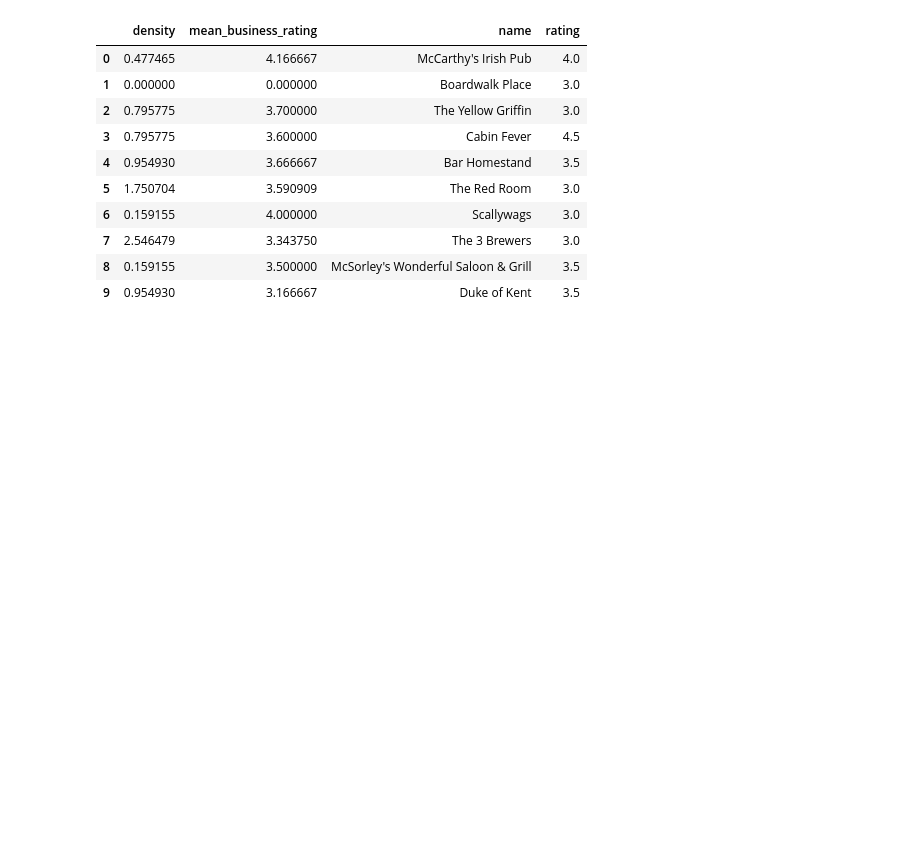
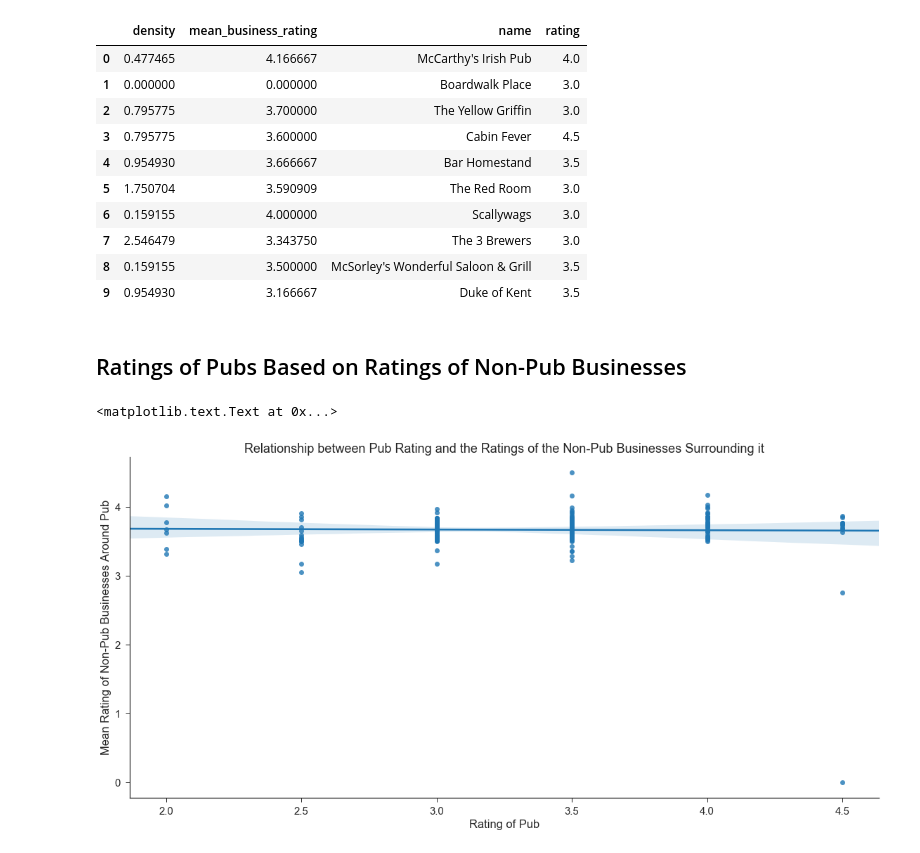
Before and after one commit to shrutirao94/Restaurant-Quality-and-Co-location-in-Toronto, a Jupyter notebook: yelp_analysis_2.ipynb, the cells around one changed output. Saved outputs shown, nothing was run; the diff lists cells and outputs as text; code cells hidden in the pictures; blank space fills up the shorter version.

```diff
--- a/yelp_analysis_2.ipynb
+++ b/yelp_analysis_2.ipynb
@@ -225,0 +212,2 @@ final_pubs_df.head(10)
+# %% [markdown]
+## Ratings of Pubs Based on Ratings of Non-Pub Businesses
@@ -225,0 +249,17 @@ final_pubs_df.head(10)
+# %%
+final_nonpubs_df = final_nonpubs_df.fillna(value=0)
+# %%
+#Set style
+sns.set_context("notebook", font_scale=1.5)
+sns.set_style("ticks")
+
+# Plot Data
+g = sns.lmplot(x="rating", y="mean_business_rating", size=8, data=final_nonpubs_df,aspect=2.0)
+
+# Plot Labels
+plt.title("Relationship between Pub Rating and the Ratings of the Non-Pub Businesses Surrounding it")
+plt.xlabel('Rating of Pub')
+plt.ylabel('Mean Rating of Non-Pub Businesses Around Pub')
+# %% [output]
+<matplotlib.text.Text at 0x...>
+[figure, added]
```
Also changed, not shown: parts of 5 cells of this notebook.
